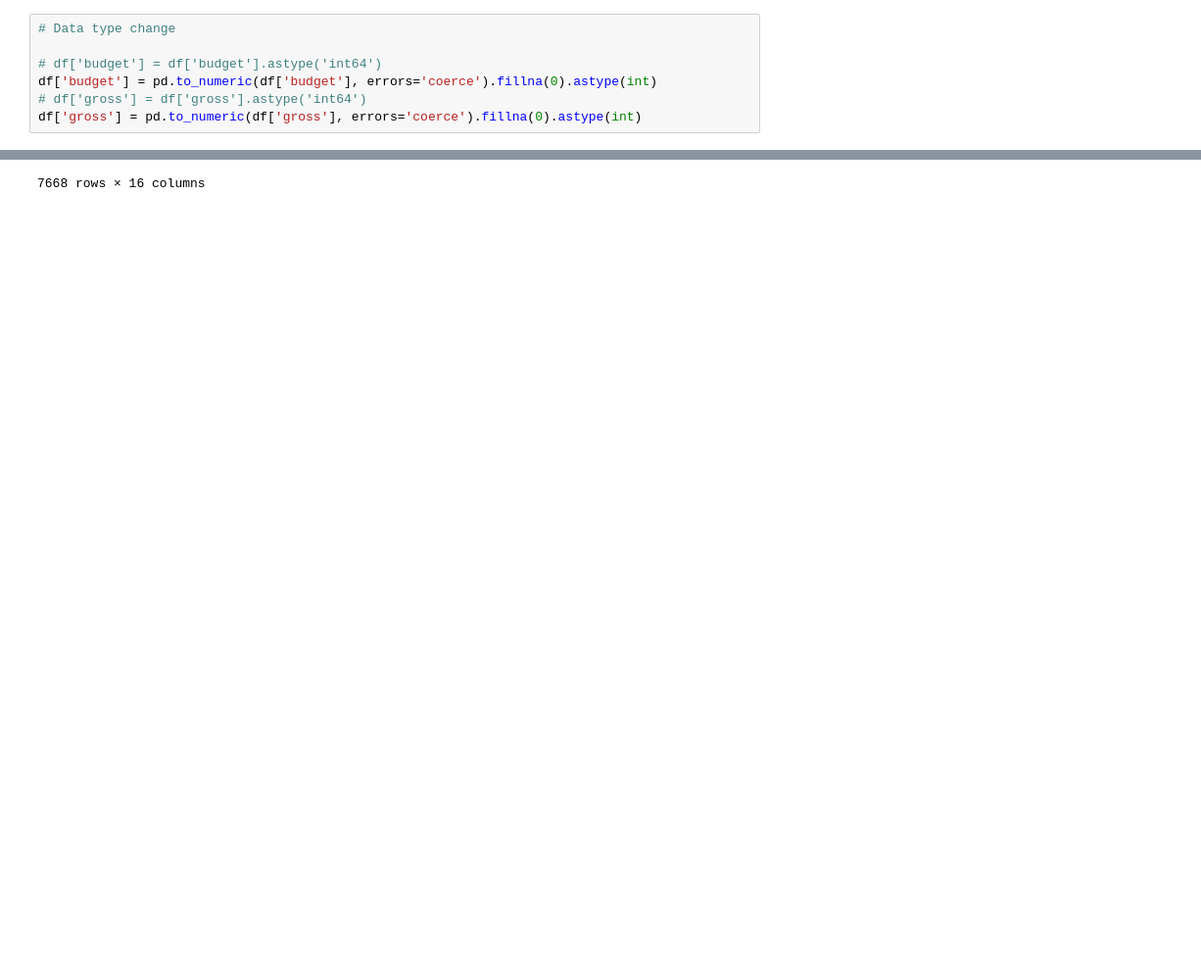
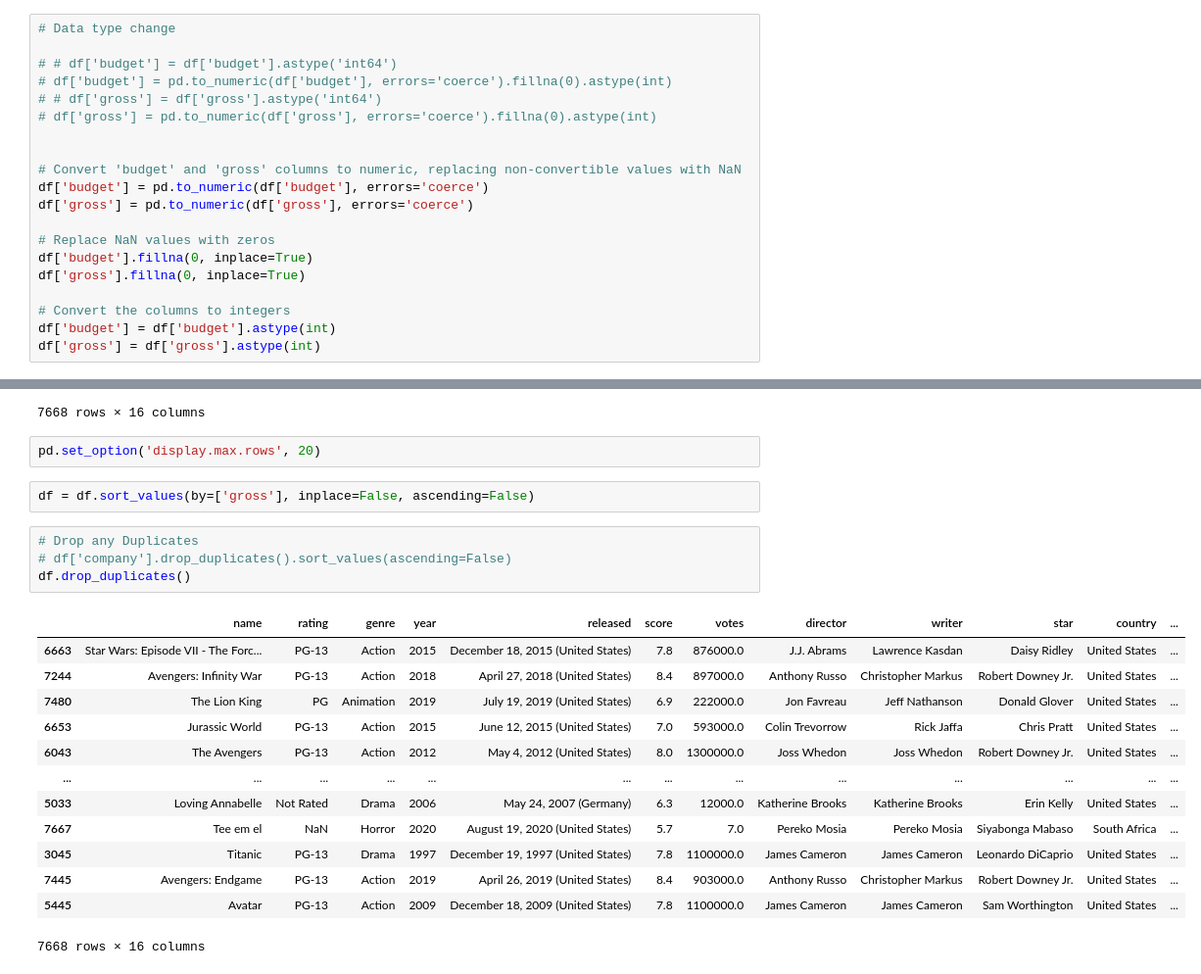
Before and after one commit to JAM5BOCsAdi/Data_Analyst_Python, a Jupyter notebook: Jupyter/Correlation/correlation.ipynb, the cells around one changed output, grey strips where cells are left out. Shown at 98% size. Saved outputs shown, nothing was run; the diff lists cells and outputs as text; blank space fills up the shorter version.

```diff
--- a/Jupyter/Correlation/correlation.ipynb
+++ b/Jupyter/Correlation/correlation.ipynb
@@ -81,7 +87,20 @@ dtype: object
 # %%
 # Data type change
 
-# df['budget'] = df['budget'].astype('int64')
-df['budget'] = pd.to_numeric(df['budget'], errors='coerce').fillna(0).astype(int)
-# df['gross'] = df['gross'].astype('int64')
-df['gross'] = pd.to_numeric(df['gross'], errors='coerce').fillna(0).astype(int)
+# # df['budget'] = df['budget'].astype('int64')
+# df['budget'] = pd.to_numeric(df['budget'], errors='coerce').fillna(0).astype(int)
+# # df['gross'] = df['gross'].astype('int64')
+# df['gross'] = pd.to_numeric(df['gross'], errors='coerce').fillna(0).astype(int)
+
+
+# Convert 'budget' and 'gross' columns to numeric, replacing non-convertible values with NaN
+df['budget'] = pd.to_numeric(df['budget'], errors='coerce')
+df['gross'] = pd.to_numeric(df['gross'], errors='coerce')
+
+# Replace NaN values with zeros
+df['budget'].fillna(0, inplace=True)
+df['gross'].fillna(0, inplace=True)
+
+# Convert the columns to integers
+df['budget'] = df['budget'].astype(int)
+df['gross'] = df['gross'].astype(int)
@@ -125,3 +157,25 @@ df
 | 7666 | It's Just Us | NaN | Drama | 2020 | October 1, 2020 (United States) | NaN | NaN | James Randall | James Randall | Christina Roz | United States | ... |
 | 7667 | Tee em el | NaN | Horror | 2020 | August 19, 2020 (United States) | 5.7 | 7.0 | Pereko Mosia | Pereko Mosia | Siyabonga Mabaso | South Africa | ... |
 7668 rows × 16 columns
+# %%
+pd.set_option('display.max.rows', 20)
+# %%
+df = df.sort_values(by=['gross'], inplace=False, ascending=False)
+# %%
+# Drop any Duplicates
+# df['company'].drop_duplicates().sort_values(ascending=False)
+df.drop_duplicates()
+# %% [output]
+|  | name | rating | genre | year | released | score | votes | director | writer | star | country | ... |
+| 6663 | Star Wars: Episode VII - The Forc... | PG-13 | Action | 2015 | December 18, 2015 (United States) | 7.8 | 876000.0 | J.J. Abrams | Lawrence Kasdan | Daisy Ridley | United States | ... |
+| 7244 | Avengers: Infinity War | PG-13 | Action | 2018 | April 27, 2018 (United States) | 8.4 | 897000.0 | Anthony Russo | Christopher Markus | Robert Downey Jr. | United States | ... |
+| 7480 | The Lion King | PG | Animation | 2019 | July 19, 2019 (United States) | 6.9 | 222000.0 | Jon Favreau | Jeff Nathanson | Donald Glover | United States | ... |
+| 6653 | Jurassic World | PG-13 | Action | 2015 | June 12, 2015 (United States) | 7.0 | 593000.0 | Colin Trevorrow | Rick Jaffa | Chris Pratt | United States | ... |
+| 6043 | The Avengers | PG-13 | Action | 2012 | May 4, 2012 (United States) | 8.0 | 1300000.0 | Joss Whedon | Joss Whedon | Robert Downey Jr. | United States | ... |
+| ... | ... | ... | ... | ... | ... | ... | ... | ... | ... | ... | ... | ... |
+| 5033 | Loving Annabelle | Not Rated | Drama | 2006 | May 24, 2007 (Germany) | 6.3 | 12000.0 | Katherine Brooks | Katherine Brooks | Erin Kelly | United States | ... |
+| 7667 | Tee em el | NaN | Horror | 2020 | August 19, 2020 (United States) | 5.7 | 7.0 | Pereko Mosia | Pereko Mosia | Siyabonga Mabaso | South Africa | ... |
+| 3045 | Titanic | PG-13 | Drama | 1997 | December 19, 1997 (United States) | 7.8 | 1100000.0 | James Cameron | James Cameron | Leonardo DiCaprio | United States | ... |
+| 7445 | Avengers: Endgame | PG-13 | Action | 2019 | April 26, 2019 (United States) | 8.4 | 903000.0 | Anthony Russo | Christopher Markus | Robert Downey Jr. | United States | ... |
+| 5445 | Avatar | PG-13 | Action | 2009 | December 18, 2009 (United States) | 7.8 | 1100000.0 | James Cameron | James Cameron | Sam Worthington | United States | ... |
+7668 rows × 16 columns
```
Also changed, not shown: parts of 7 cells of this notebook.
